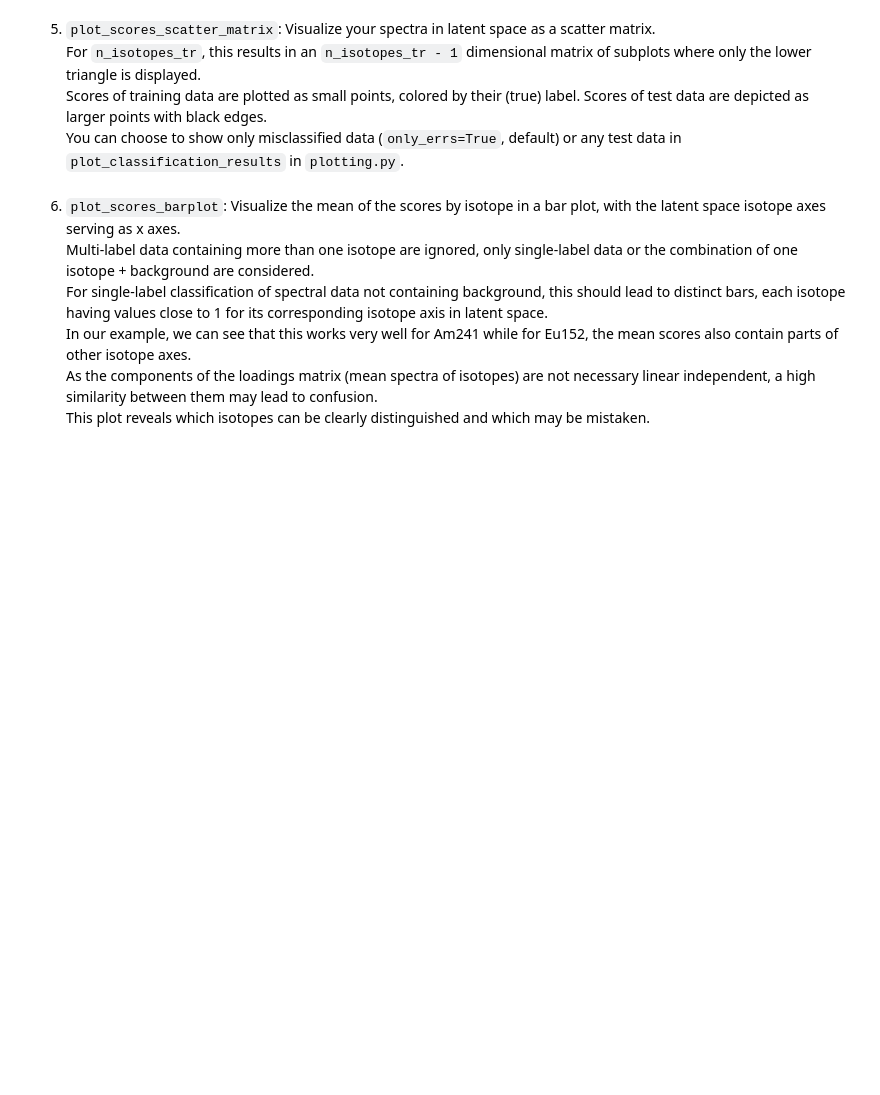
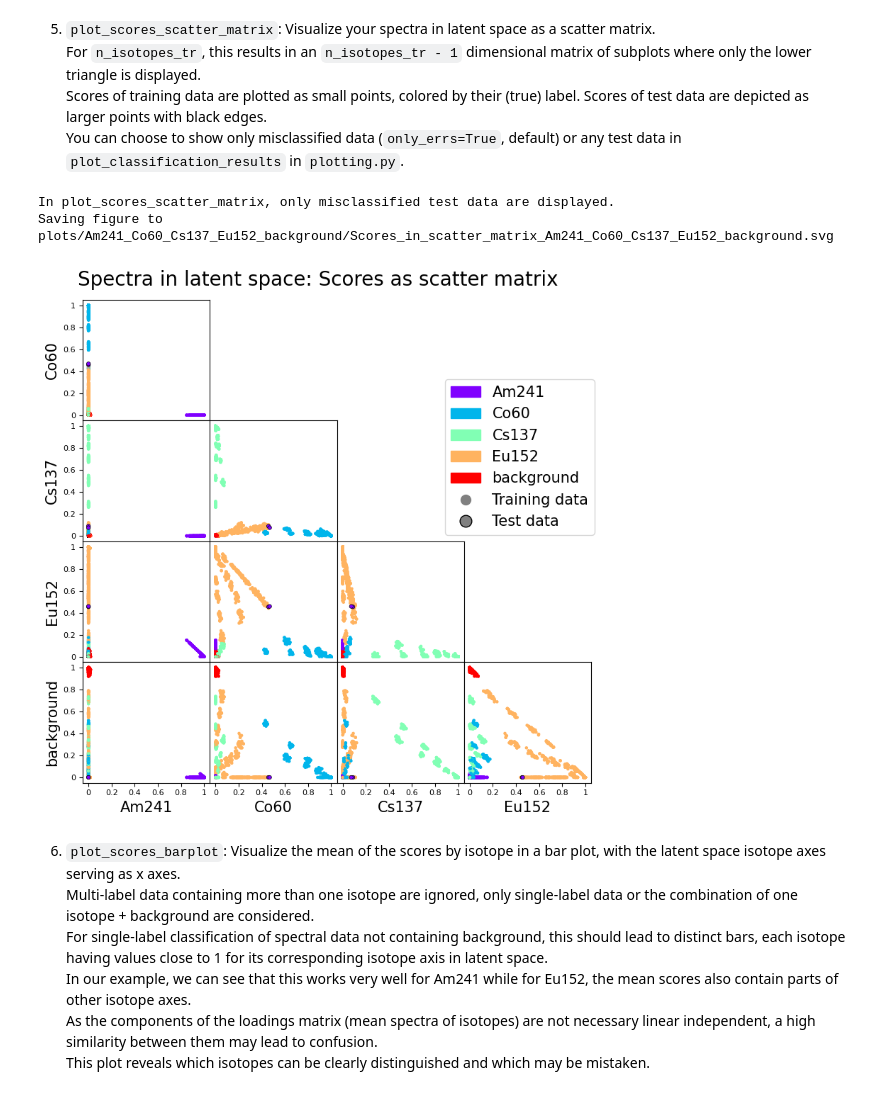
Before and after one commit to Schlavioner/gamma_flow, a Jupyter notebook: 02_model.ipynb, the cells around one changed output. Cells and saved outputs as stored; diff of their text form; code cells hidden in the pictures; blank space fills up the shorter version.

```diff
--- a/02_model.ipynb
+++ b/02_model.ipynb
@@ -146,7 +184,13 @@ For `n_isotopes_tr`, this results in an `n_isotopes_tr - 1` dimensional matrix o
 Scores of training data are plotted as small points, colored by their (true) label. Scores of test data are depicted as larger points with black edges.
 You can choose to show only misclassified data (`only_errs=True`, default) or any test data in `plot_classification_results` in `plotting.py`.
 # %%
-plot_scores_scatter_matrix(data_tr, data_val, class_type, n_dim_max=6, only_errs=True, save_plot=True)  # scatter matrix of scores (data in latent space)
+plot_scores_scatter_matrix(
+    data_tr, data_val, class_type, n_dim_max=6, only_errs=True, save_plot=True
+)  # scatter matrix of scores (data in latent space)
+# %% [output]
+In plot_scores_scatter_matrix, only misclassified test data are displayed.
+Saving figure to plots/Am241_Co60_Cs137_Eu152_background/Scores_in_scatter_matrix_Am241_Co60_Cs137_Eu152_background.svg
+[figure, added]
 # %% [markdown]
 6. `plot_scores_barplot`: Visualize the mean of the scores by isotope in a bar plot, with the latent space isotope axes serving as x axes.
 Multi-label data containing more than one isotope are ignored, only single-label data or the combination of one isotope + background are considered.
```
Also changed, not shown: parts of 13 cells of this notebook, 3 other files.
